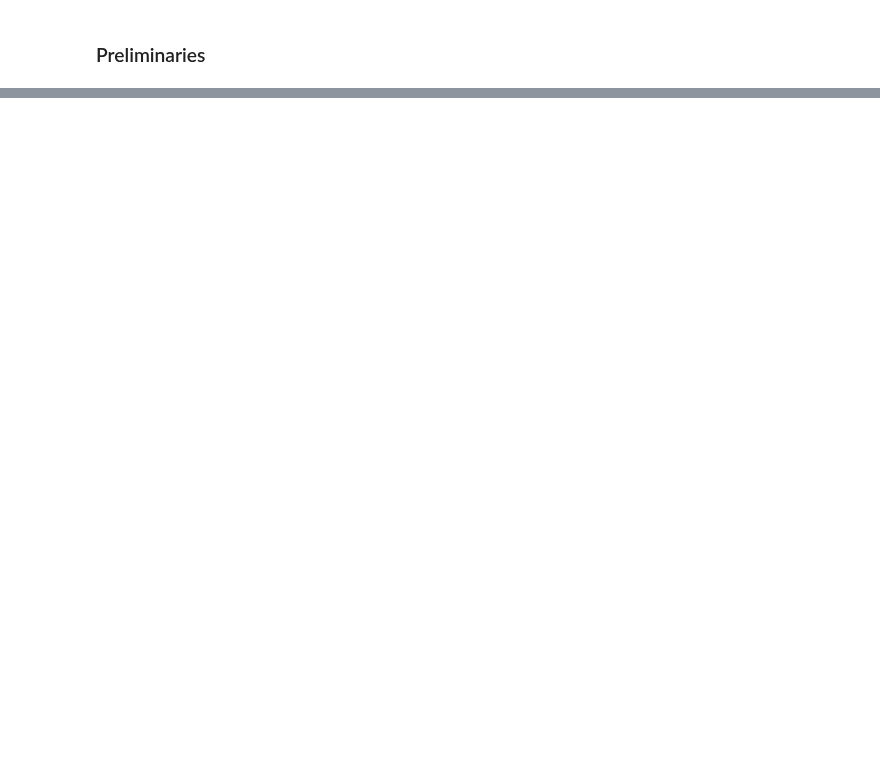
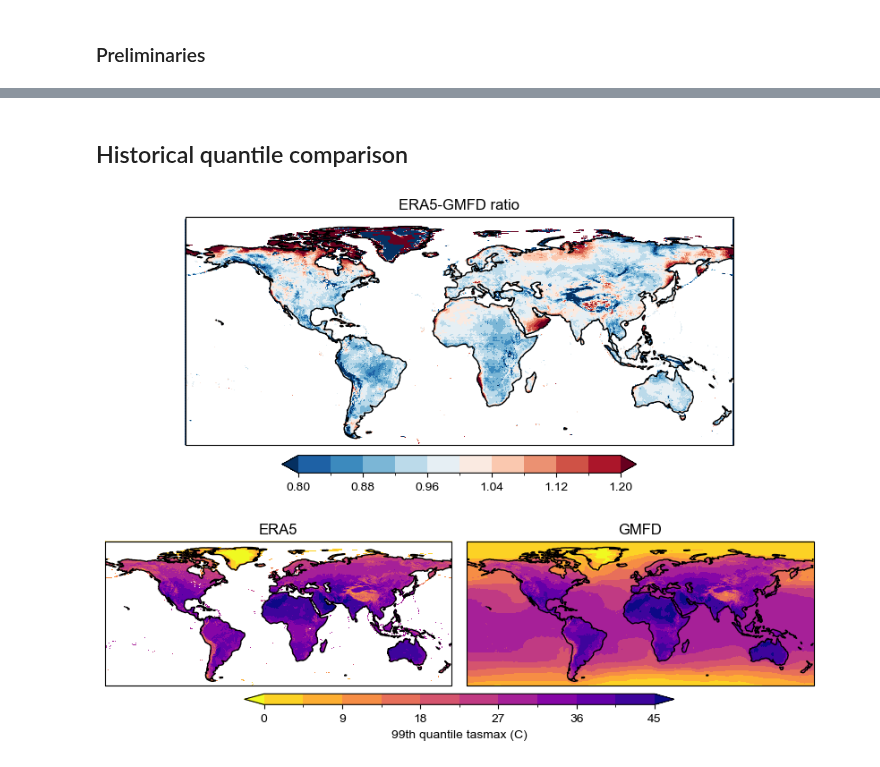
Before and after one commit to david0811/lafferty-sriver_2023_npjCliAtm, a Jupyter notebook: code/06b_supplementary_plots.ipynb, the cells around one changed output, grey strips where cells are left out. Drawn from its saved outputs; the diff is of its cells as text; code cells hidden in the pictures; blank space fills up the shorter version.

```diff
--- a/code/06b_supplementary_plots.ipynb
+++ b/code/06b_supplementary_plots.ipynb
@@ -218,0 +221,60 @@ Wall time: 961 ms
+# %% [markdown]
+## Historical quantile comparison
+# %%
+# Read all
+era5_temp = xr.open_dataset('/gpfs/group/kaf26/default/dcl5300/lafferty-sriver_inprep_tbh_DATA/quantiles/era5_temperature_quantiles_gardsv/', engine='zarr')
+era5_prcp = xr.open_dataset('/gpfs/group/kaf26/default/dcl5300/lafferty-sriver_inprep_tbh_DATA/quantiles/era5_precip_quantiles_gardsv/', engine='zarr')
+
+gmfd_temp = xr.open_dataset('/gpfs/group/kaf26/default/dcl5300/lafferty-sriver_inprep_tbh_DATA/quantiles/gmfd_temperature_quantiles_gardsv.nc')
+gmfd_prcp = xr.open_dataset('/gpfs/group/kaf26/default/dcl5300/lafferty-sriver_inprep_tbh_DATA/quantiles/gmfd_precip_quantiles_gardsv.nc')
+# %%
+# 99th tasmax temperature quantiles
+fig = plt.figure(figsize=(8, 6), layout='constrained')
+
+spec = fig.add_gridspec(2, 2,
+                        bottom=0.3, top=0.9, left=0.1, right=0.9,
+                        wspace=0.00, hspace=0.01)
+
+# Ratio
+ax0 = fig.add_subplot(spec[0, :], projection=ccrs.PlateCarree())
+ratio = (era5_temp.tasmax_q99 / gmfd_temp.tasmax_q99).sel(lat=slice(-60,90))
+ratio.plot(ax=ax0,
+           transform=ccrs.PlateCarree(),
+           vmin=0.8, vmax=1.2, cmap='RdBu_r', levels=11,
+           cbar_kwargs={'orientation':'horizontal',
+                        'label':None,
+                        'shrink':0.5, 'pad':0.04})
+ax0.coastlines()
+ax0.set_title('ERA5-GMFD ratio')
+
+# ERA5
+ax10 = fig.add_subplot(spec[1, 0], projection=ccrs.PlateCarree())
+era5_temp.tasmax_q99.sel(lat=slice(-60,90)).plot(ax=ax10,
+                                                 transform=ccrs.PlateCarree(),
+                                                 levels=11,
+                                                 add_colorbar=False,
+                                                 vmin=0, vmax=45, cmap='plasma_r')
+ax10.set_title('ERA5')
+ax10.coastlines()
+
+# GMFD
+ax11 = fig.add_subplot(spec[1, 1], projection=ccrs.PlateCarree())
+p = gmfd_temp.tasmax_q99.sel(lat=slice(-60,90)).plot(ax=ax11,
+                                                     transform=ccrs.PlateCarree(),
+                                                     levels=11,
+                                                     add_colorbar=False,
+                                                     vmin=0, vmax=45, cmap='plasma_r')
+
+ax11.set_title('GMFD')
+ax11.coastlines()
+
+# Add colorbar
+cbar_ax = fig.add_axes([0.2, 0.05, 0.6, 0.02])
+
+cbar = fig.colorbar(p, cax=cbar_ax,
+                    orientation='horizontal',
+                    label = '99th quantile tasmax (C)')
+
+plt.show()
+# %% [output]
+[figure, added]
```
Also changed, not shown: parts of 7 cells of this notebook, 8 other files.
